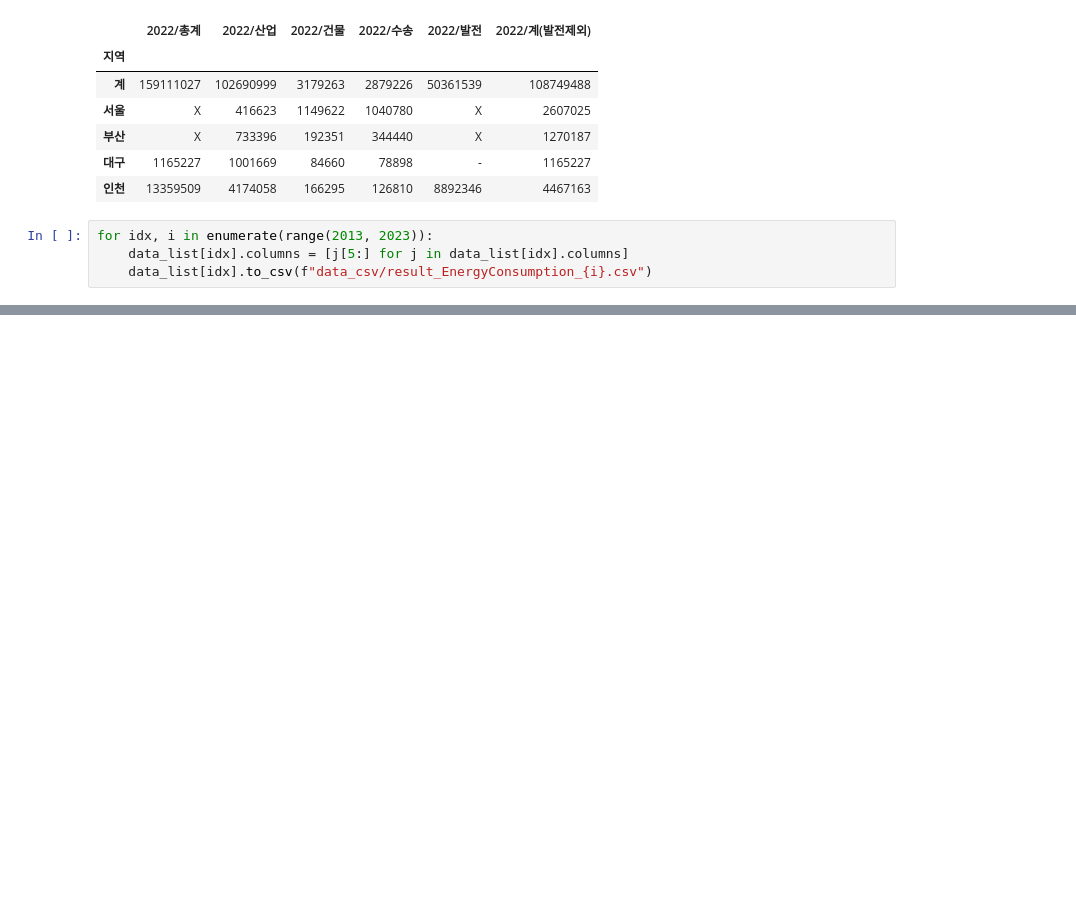
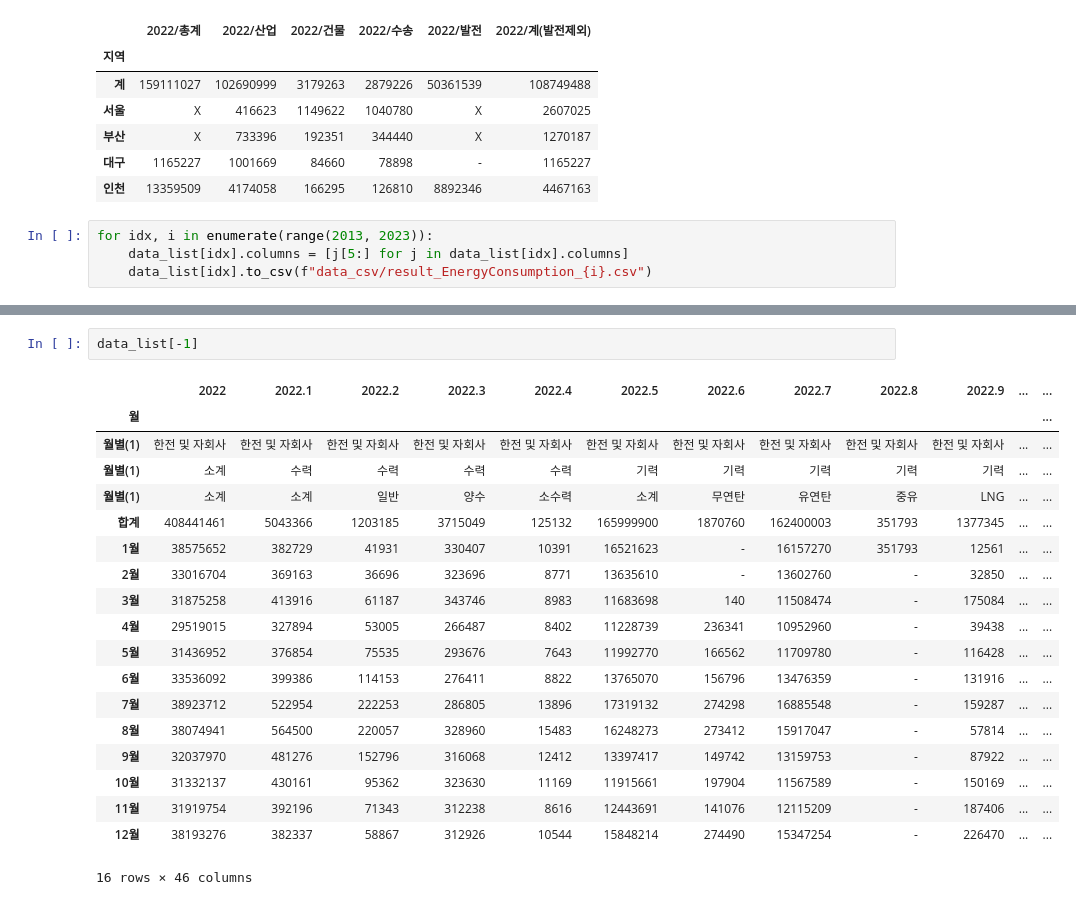
Before and after one commit to intoMaven/DB_Processing, a Jupyter notebook: Data_Processing.py_v4.ipynb, the cells around one changed output, grey strips where cells are left out. Drawn from its saved outputs; the diff is of its cells as text; blank space fills up the shorter version.

```diff
--- a/Data_Processing.py_v4.ipynb
+++ b/Data_Processing.py_v4.ipynb
@@ -238,0 +295,22 @@ for idx, i in enumerate(range(2013, 2023)):
+# %%
+data_list[-1]
+# %% [output]
+|  | 2022 | 2022.1 | 2022.2 | 2022.3 | 2022.4 | 2022.5 | 2022.6 | 2022.7 | 2022.8 | 2022.9 | ... | ... |
+| 월 |  |  |  |  |  |  |  |  |  |  |  | ... |
+| 월별(1) | 한전 및 자회사 | 한전 및 자회사 | 한전 및 자회사 | 한전 및 자회사 | 한전 및 자회사 | 한전 및 자회사 | 한전 및 자회사 | 한전 및 자회사 | 한전 및 자회사 | 한전 및 자회사 | ... | ... |
+| 월별(1) | 소계 | 수력 | 수력 | 수력 | 수력 | 기력 | 기력 | 기력 | 기력 | 기력 | ... | ... |
+| 월별(1) | 소계 | 소계 | 일반 | 양수 | 소수력 | 소계 | 무연탄 | 유연탄 | 중유 | LNG | ... | ... |
+| 합계 | 408441461 | 5043366 | 1203185 | 3715049 | 125132 | 165999900 | 1870760 | 162400003 | 351793 | 1377345 | ... | ... |
+| 1월 | 38575652 | 382729 | 41931 | 330407 | 10391 | 16521623 | - | 16157270 | 351793 | 12561 | ... | ... |
+| 2월 | 33016704 | 369163 | 36696 | 323696 | 8771 | 13635610 | - | 13602760 | - | 32850 | ... | ... |
+| 3월 | 31875258 | 413916 | 61187 | 343746 | 8983 | 11683698 | 140 | 11508474 | - | 175084 | ... | ... |
+| 4월 | 29519015 | 327894 | 53005 | 266487 | 8402 | 11228739 | 236341 | 10952960 | - | 39438 | ... | ... |
+| 5월 | 31436952 | 376854 | 75535 | 293676 | 7643 | 11992770 | 166562 | 11709780 | - | 116428 | ... | ... |
+| 6월 | 33536092 | 399386 | 114153 | 276411 | 8822 | 13765070 | 156796 | 13476359 | - | 131916 | ... | ... |
+| 7월 | 38923712 | 522954 | 222253 | 286805 | 13896 | 17319132 | 274298 | 16885548 | - | 159287 | ... | ... |
+| 8월 | 38074941 | 564500 | 220057 | 328960 | 15483 | 16248273 | 273412 | 15917047 | - | 57814 | ... | ... |
+| 9월 | 32037970 | 481276 | 152796 | 316068 | 12412 | 13397417 | 149742 | 13159753 | - | 87922 | ... | ... |
+| 10월 | 31332137 | 430161 | 95362 | 323630 | 11169 | 11915661 | 197904 | 11567589 | - | 150169 | ... | ... |
+| 11월 | 31919754 | 392196 | 71343 | 312238 | 8616 | 12443691 | 141076 | 12115209 | - | 187406 | ... | ... |
+| 12월 | 38193276 | 382337 | 58867 | 312926 | 10544 | 15848214 | 274490 | 15347254 | - | 226470 | ... | ... |
+16 rows × 46 columns
```
Also changed, not shown: parts of 10 cells of this notebook, 9 other files.
